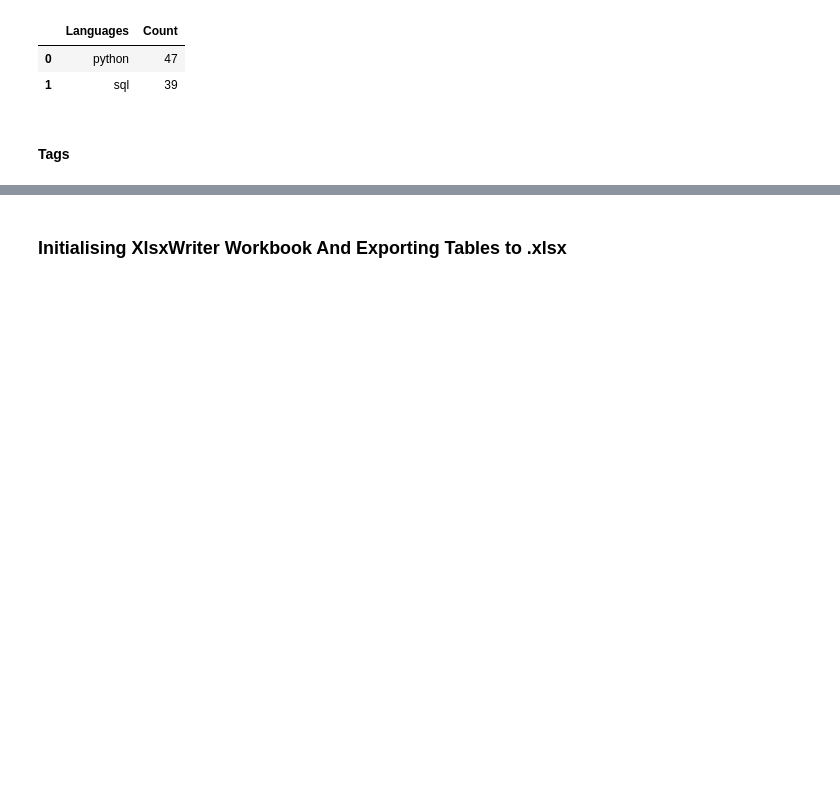
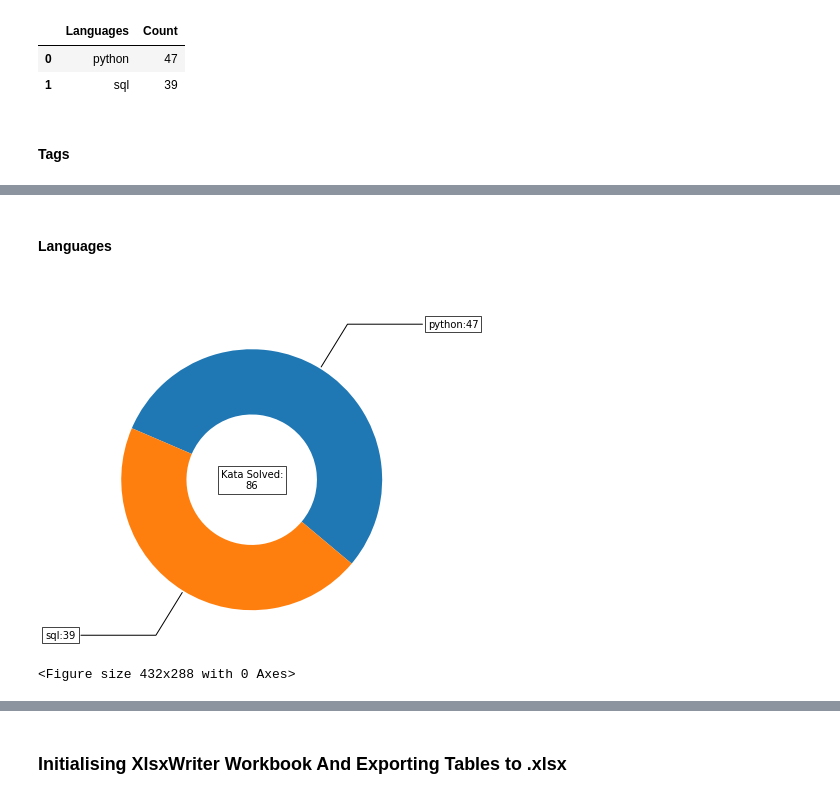
Before and after one commit to Filpill/codewars-stats, a Jupyter notebook: codewars_filpill.ipynb, the cells around one changed output, grey strips where cells are left out. Drawn from its saved outputs; the diff is of its cells as text; code cells hidden in the pictures; blank space fills up the shorter version.

```diff
--- a/codewars_filpill.ipynb
+++ b/codewars_filpill.ipynb
@@ -325,0 +384,41 @@ df_tags
+# %% [markdown]
+#### Languages
+# %%
+#Plotting a Monthly Completion Rate
+fig, ax = plt.subplots(figsize=(8, 6), subplot_kw=dict(aspect="equal"))
+
+data = df_lang['Count']
+lang_total = 0
+for d in data: lang_total += d
+uniques = list(set(df_lang['Languages']))
+language_labels = []
+for i,r in enumerate(uniques):
+    language_labels.append(f'{r}:{data[i]}')
+
+wedges, texts = ax.pie(data, wedgeprops=dict(width=0.5), startangle=-40)
+
+bbox_props = dict(boxstyle="square,pad=0.3", fc="w", ec="k", lw=0.72)
+kw = dict(arrowprops=dict(arrowstyle="-"),
+          bbox=bbox_props, zorder=0, va="center")
+
+for i, p in enumerate(wedges):
+    ang = (p.theta2 - p.theta1)/2. + p.theta1
+    y = np.sin(np.deg2rad(ang))
+    x = np.cos(np.deg2rad(ang))
+    horizontalalignment = {-1: "right", 1: "left"}[int(np.sign(x))]
+    connectionstyle = "angle,angleA=0,angleB={}".format(ang)
+    kw["arrowprops"].update({"connectionstyle": connectionstyle})
+    ax.annotate(language_labels[i], xy=(x, y), xytext=(1.35*np.sign(x), 1.4*y),
+                horizontalalignment=horizontalalignment, **kw)
+
+ax.set_title(f'Kata Language Completions - {user}\nData Refreshed: {date_str}',color='white',fontsize=14)
+ax.annotate(f'Kata Solved:\n{lang_total}', xy=(0, 0), xytext=(0, 0),
+            horizontalalignment='center', **kw)
+
+plt.show()
+
+#Saving Chart
+plt.savefig('charts/language_pie.png',dpi=100)
+# %% [output]
+[figure, added]
+<Figure size 432x288 with 0 Axes>
```
Also changed, not shown: parts of 15 cells of this notebook, 5 other files.
